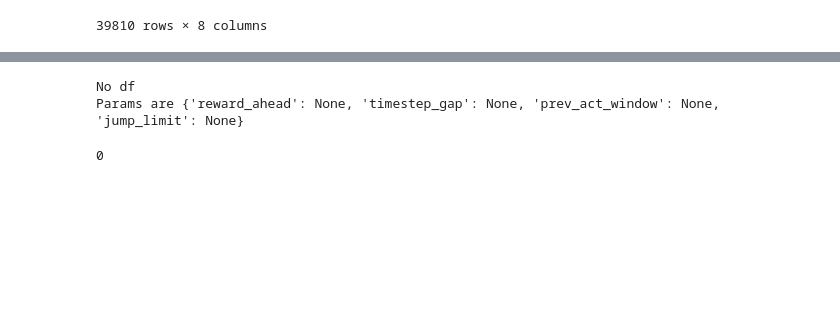
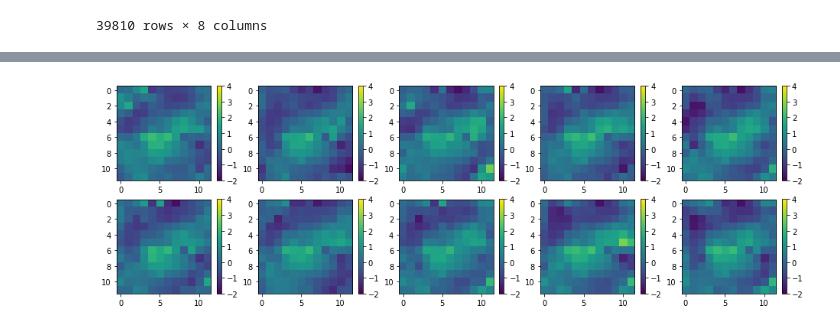
Before and after one commit to ccli3896/RLWorms, a Jupyter notebook: 12_01_dropoutmodel/IntegrationTesting2.ipynb, the cells around one changed output, grey strips where cells are left out. Saved outputs shown, nothing was run; the diff lists cells and outputs as text; code cells hidden in the pictures; blank space fills up the shorter version.

Commit message:
model based agent work

```diff
--- a/12_01_dropoutmodel/IntegrationTesting2.ipynb
+++ b/12_01_dropoutmodel/IntegrationTesting2.ipynb
@@ -127,9 +113,0 @@ dh.clear_df()
-# %%
-print(dh)
-# %% [output]
-No df
-Params are {'reward_ahead': None, 'timestep_gap': None, 'prev_act_window': None, 'jump_limit': None}
-# %%
-len([])
-# %% [output]
-0
@@ -135,0 +120,4 @@ len([])
+# %%
+dh = mba.DataHandler()
+dh.load_df('./nogap_traj_df.pkl')
+modset = eme.ModelSet(10,frac=.5)
@@ -135,0 +126,8 @@ len([])
+# %%
+fig,ax = plt.subplots(2,5)
+fig.set_size_inches((16,5))
+for i in range(10):
+    img = ax[i//5,i%5].imshow(modset.models[i]['reward_off'][:,:,0],vmin=-2,vmax=4)
+    fig.colorbar(img, ax=ax[i//5,i%5]);
+# %% [output]
+[figure, added]
```
Also changed, not shown: parts of 10 cells of this notebook, 3 other files.
